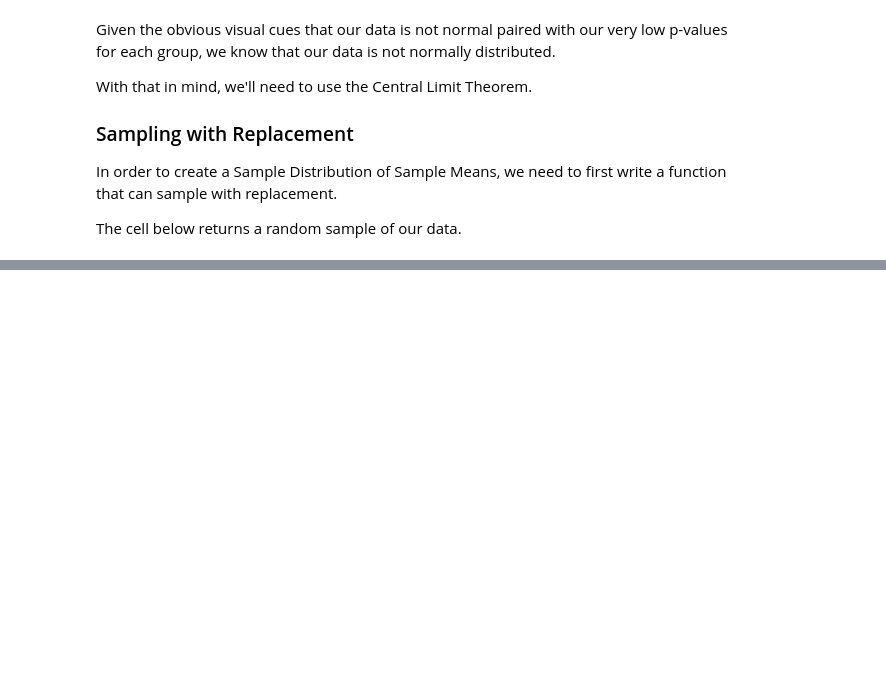
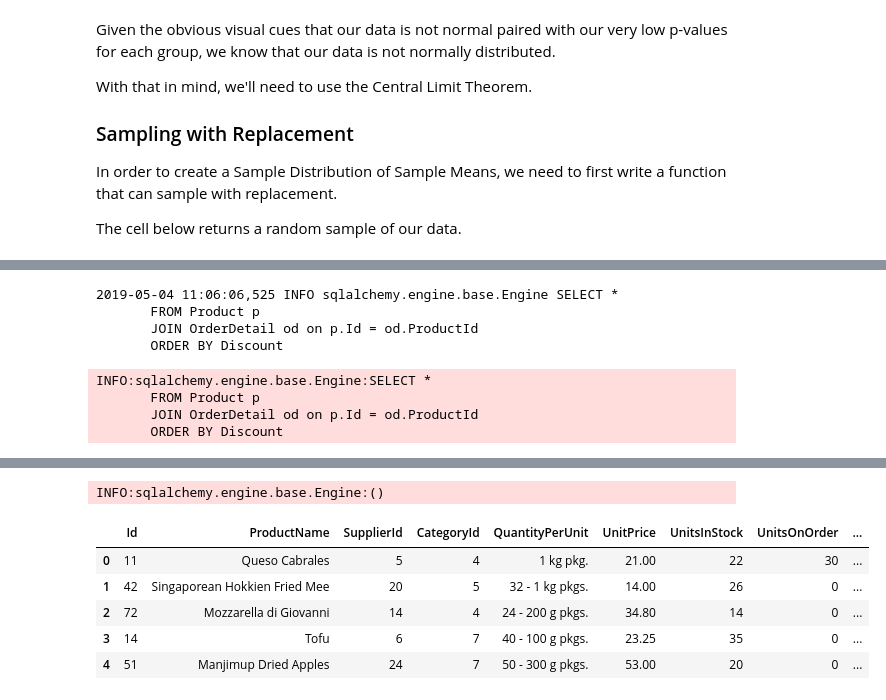
Before and after one commit to miyamuse/dsc-2-final-project-online-ds-sp-000, a Jupyter notebook: project.ipynb, the cells around one changed output, grey strips where cells are left out. Saved outputs shown, nothing was run; the diff lists cells and outputs as text; code cells hidden in the pictures; blank space fills up the shorter version.

```diff
--- a/project.ipynb
+++ b/project.ipynb
@@ -376,0 +578,18 @@ def one_sample_ttest(sample, population, alpha):
+# %%
+#This SQL query selects all rows and columns from my OrderDetail table and puts it into a dataframe.
+q = """SELECT *
+       FROM Product p
+       JOIN OrderDetail od on p.Id = od.ProductId
+       ORDER BY Discount"""
+
+df2 = pd.read_sql_query(q, engine)
+df2.head()
+# %% [output]
+2019-05-04 11:06:06,525 INFO sqlalchemy.engine.base.Engine SELECT *
+       FROM Product p
+       JOIN OrderDetail od on p.Id = od.ProductId
+       ORDER BY Discount
+INFO:sqlalchemy.engine.base.Engine:SELECT *
+       FROM Product p
+       JOIN OrderDetail od on p.Id = od.ProductId
+       ORDER BY Discount
@@ -376,0 +597,7 @@ def one_sample_ttest(sample, population, alpha):
+INFO:sqlalchemy.engine.base.Engine:()
+|  | Id | ProductName | SupplierId | CategoryId | QuantityPerUnit | UnitPrice | UnitsInStock | UnitsOnOrder | ... |
+| 0 | 11 | Queso Cabrales | 5 | 4 | 1 kg pkg. | 21.00 | 22 | 30 | ... |
+| 1 | 42 | Singaporean Hokkien Fried Mee | 20 | 5 | 32 - 1 kg pkgs. | 14.00 | 26 | 0 | ... |
+| 2 | 72 | Mozzarella di Giovanni | 14 | 4 | 24 - 200 g pkgs. | 34.80 | 14 | 0 | ... |
+| 3 | 14 | Tofu | 6 | 7 | 40 - 100 g pkgs. | 23.25 | 35 | 0 | ... |
+| 4 | 51 | Manjimup Dried Apples | 24 | 7 | 50 - 300 g pkgs. | 53.00 | 20 | 0 | ... |
```
Also changed, not shown: parts of 27 cells of this notebook.
